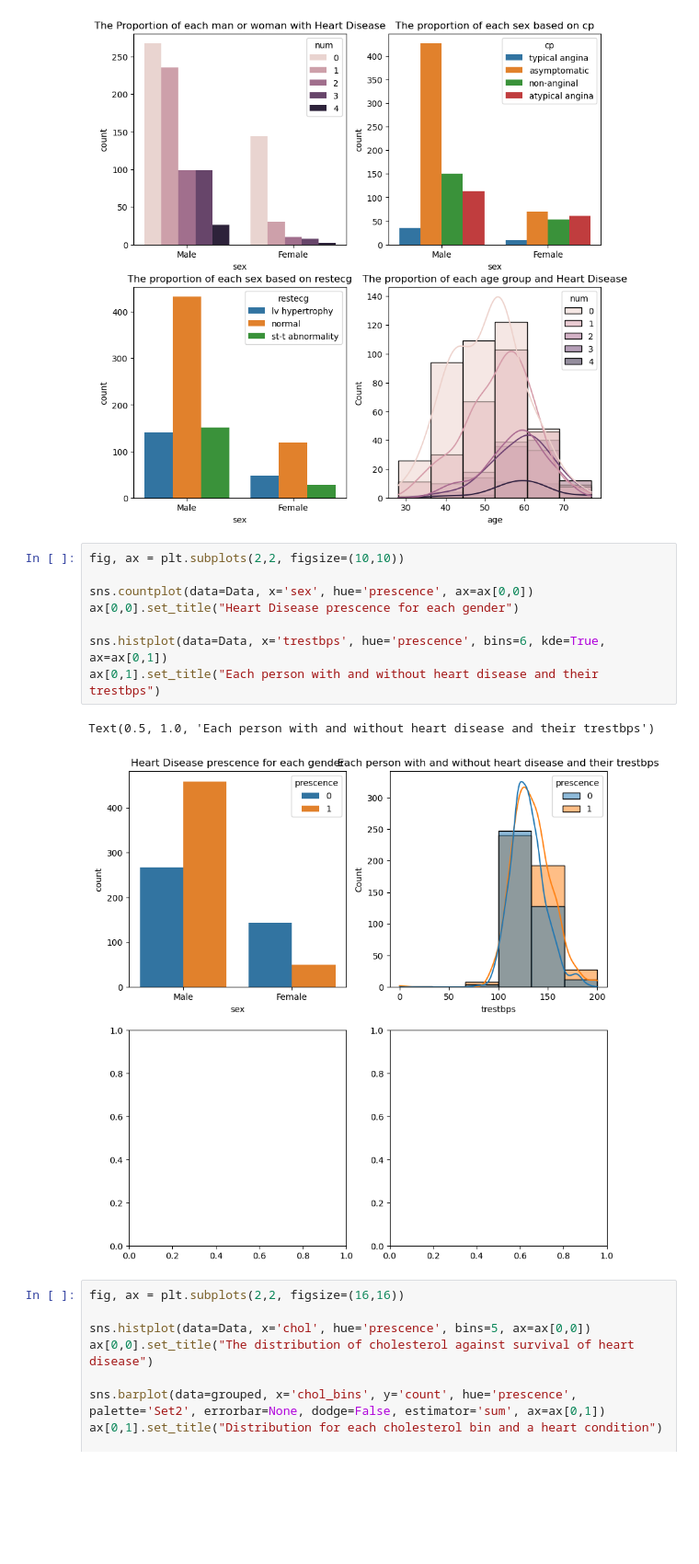
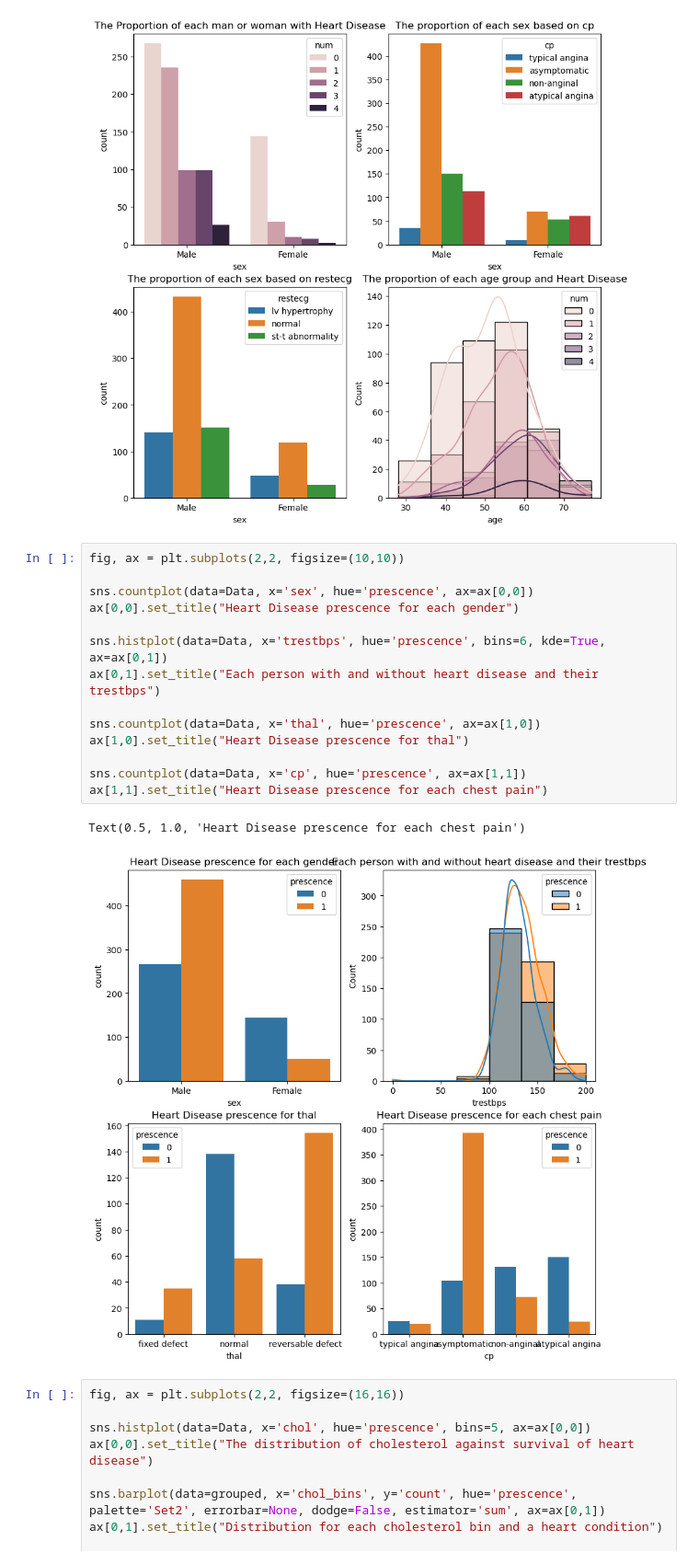
Before and after one commit to h02lawal/UCI-Heart-Data-Analysis, a Jupyter notebook: UCI Heart Disease Data Analysis.ipynb, the cells around one changed output. Shown at 92% size. Saved outputs shown, nothing was run; the diff lists cells and outputs as text; blank space fills up the shorter version.

Commit message:
I was able to perform some data analysis with the help of ChatGPT

```diff
--- a/UCI Heart Disease Data Analysis.ipynb
+++ b/UCI Heart Disease Data Analysis.ipynb
@@ -42,14 +42,20 @@ Text(0.5, 1.0, 'The proportion of each age group and Heart Disease')
 # %%
 fig, ax = plt.subplots(2,2, figsize=(10,10))
 
 sns.countplot(data=Data, x='sex', hue='prescence', ax=ax[0,0])
 ax[0,0].set_title("Heart Disease prescence for each gender")
 
 sns.histplot(data=Data, x='trestbps', hue='prescence', bins=6, kde=True, ax=ax[0,1])
 ax[0,1].set_title("Each person with and without heart disease and their trestbps")
+
+sns.countplot(data=Data, x='thal', hue='prescence', ax=ax[1,0])
+ax[1,0].set_title("Heart Disease prescence for thal")
+
+sns.countplot(data=Data, x='cp', hue='prescence', ax=ax[1,1])
+ax[1,1].set_title("Heart Disease prescence for each chest pain")
 # %% [output]
-Text(0.5, 1.0, 'Each person with and without heart disease and their trestbps')
+Text(0.5, 1.0, 'Heart Disease prescence for each chest pain')
-[figure, old version]
+[figure, new version]
 # %%
 fig, ax = plt.subplots(2,2, figsize=(16,16))
 
```
